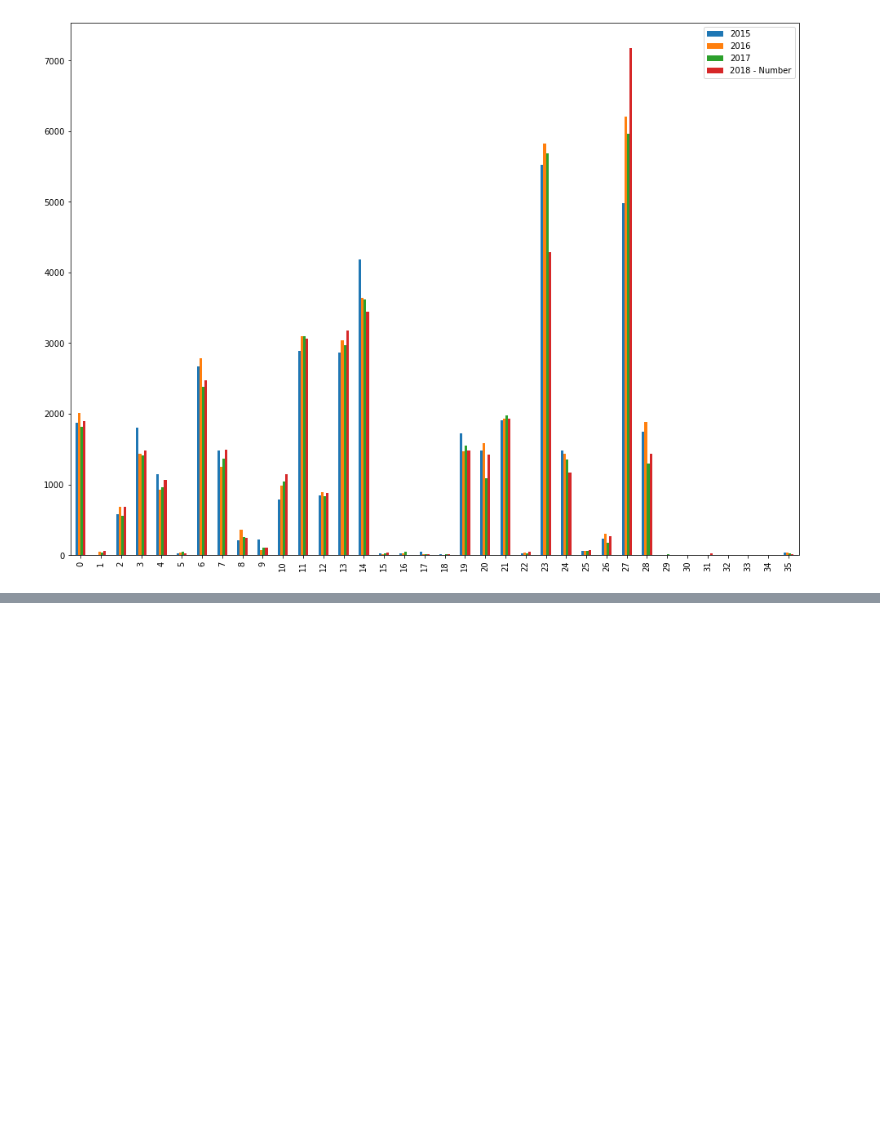
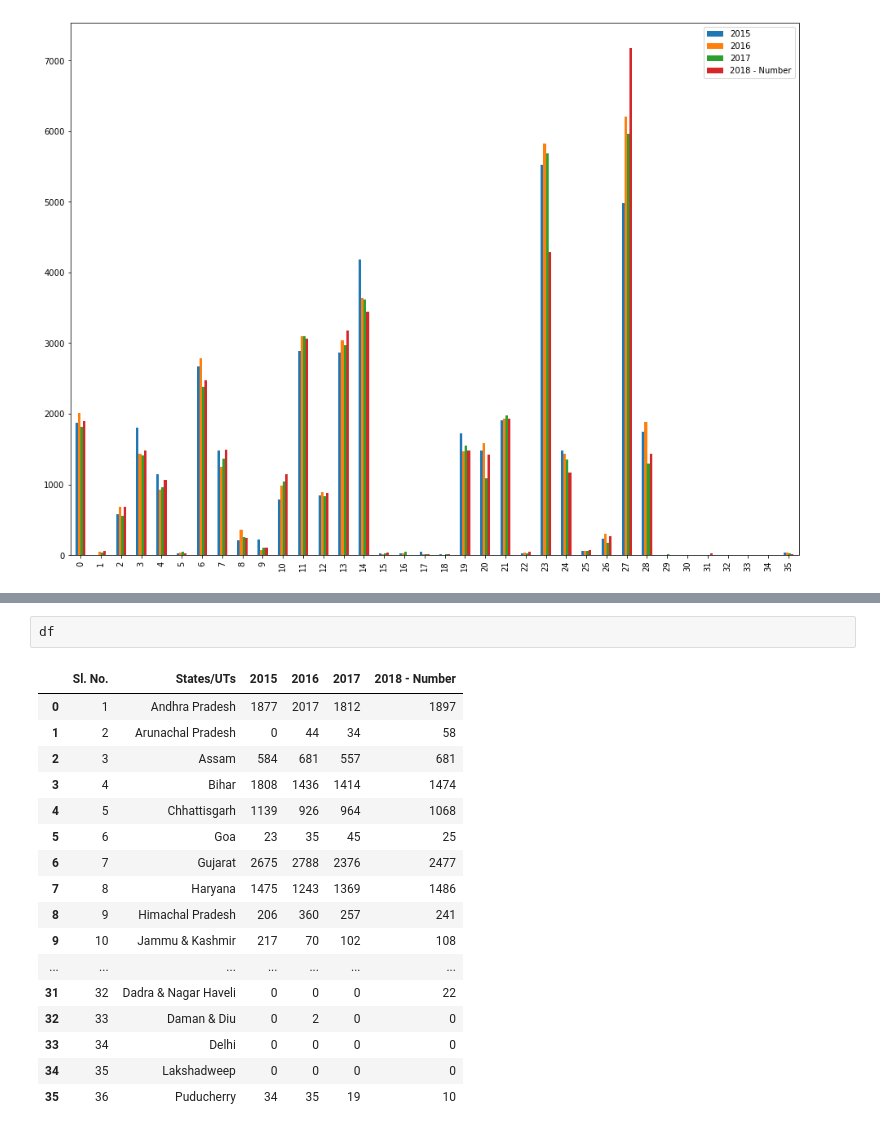
Before and after one commit to Sangmeshwar96/Road-Accidents-In-India, a Jupyter notebook: Road Accidents in India.ipynb, the cells around one changed output, grey strips where cells are left out. Cells and saved outputs as stored; diff of their text form; blank space fills up the shorter version.

```diff
--- a/Road Accidents in India.ipynb
+++ b/Road Accidents in India.ipynb
@@ -169,3 +169,23 @@ df[['2015','2016','2017','2018 - Number']].iplot()
 df[['2015','2016','2017','2018 - Number']].iplot(kind = 'bar', barmode='stack', bargap=0.5)
 # %% [output]
 [interactive output not drawn]
+# %%
+df
+# %% [output]
+|  | Sl. No. | States/UTs | 2015 | 2016 | 2017 | 2018 - Number |
+| 0 | 1 | Andhra Pradesh | 1877 | 2017 | 1812 | 1897 |
+| 1 | 2 | Arunachal Pradesh | 0 | 44 | 34 | 58 |
+| 2 | 3 | Assam | 584 | 681 | 557 | 681 |
+| 3 | 4 | Bihar | 1808 | 1436 | 1414 | 1474 |
+| 4 | 5 | Chhattisgarh | 1139 | 926 | 964 | 1068 |
+| 5 | 6 | Goa | 23 | 35 | 45 | 25 |
+| 6 | 7 | Gujarat | 2675 | 2788 | 2376 | 2477 |
+| 7 | 8 | Haryana | 1475 | 1243 | 1369 | 1486 |
+| 8 | 9 | Himachal Pradesh | 206 | 360 | 257 | 241 |
+| 9 | 10 | Jammu & Kashmir | 217 | 70 | 102 | 108 |
+| ... | ... | ... | ... | ... | ... | ... |
+| 31 | 32 | Dadra & Nagar Haveli | 0 | 0 | 0 | 22 |
+| 32 | 33 | Daman & Diu | 0 | 2 | 0 | 0 |
+| 33 | 34 | Delhi | 0 | 0 | 0 | 0 |
+| 34 | 35 | Lakshadweep | 0 | 0 | 0 | 0 |
+| 35 | 36 | Puducherry | 34 | 35 | 19 | 10 |
```
Also changed, not shown: parts of 2 cells of this notebook.
